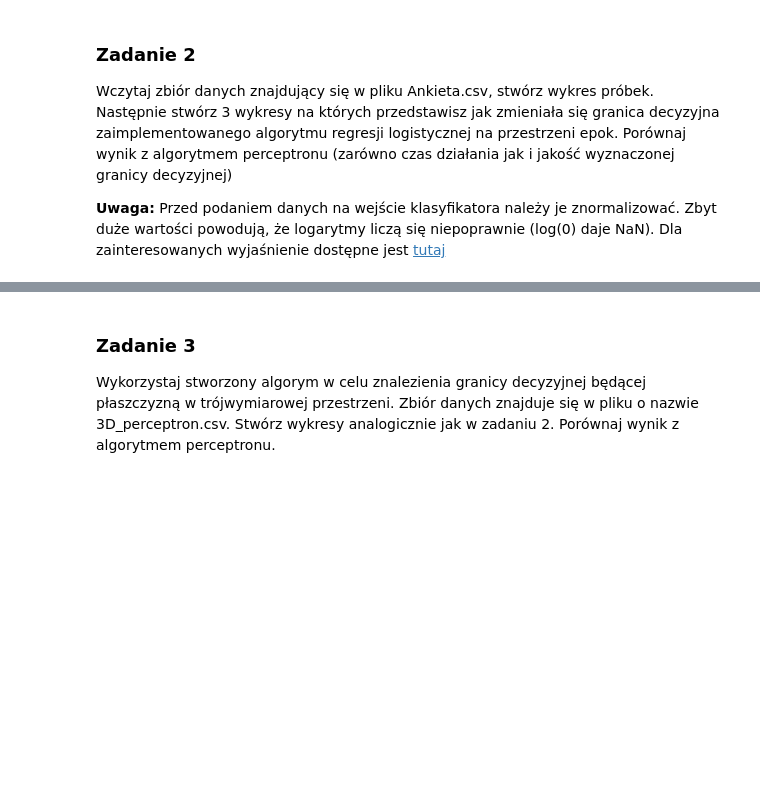
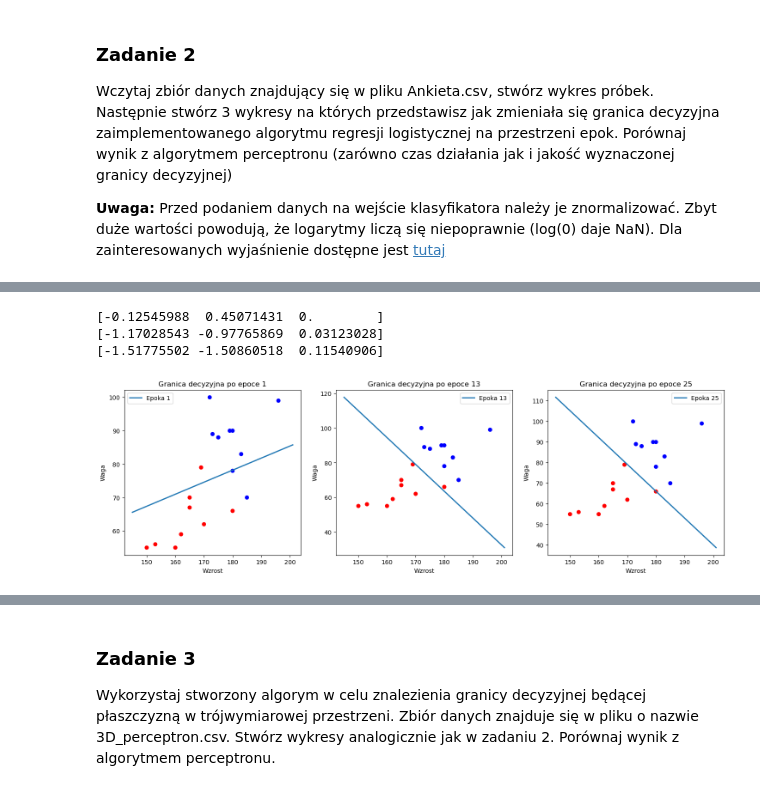
Before and after one commit to kamazur2002/pk_machine_learning, a Jupyter notebook: logistic_regression/160803_Kamila_Zur_Logistic_regression.ipynb, the cells around one changed output, grey strips where cells are left out. Cells and saved outputs as stored; diff of their text form; code cells hidden in the pictures; blank space fills up the shorter version.

```diff
--- a/logistic_regression/160803_Kamila_Zur_Logistic_regression.ipynb
+++ b/logistic_regression/160803_Kamila_Zur_Logistic_regression.ipynb
@@ -110,0 +293,30 @@ Wczytaj zbiór danych znajdujący się w pliku Ankieta.csv, stwórz wykres prób
+# %%
+weights_df = pd.DataFrame(weights_history, columns=['w_wzrost', 'w_waga'])
+bias_df = pd.DataFrame(bias_history, columns=['bias'])
+weights_epochs = pd.concat([weights_df, bias_df], axis=1).values
+
+weights_to_plot = [0, len(weights_epochs)//2, len(weights_epochs)-1]
+x_values = np.linspace(data['Wzrost'].min()-5, data['Wzrost'].max()+5, 100)
+fig, ax = plt.subplots(1, 3, figsize=(18, 5))
+for i in range(3):
+    plt.sca(ax[i])
+    plt.scatter(data['Wzrost'], data['Waga'], c=data['Plec'], cmap='bwr')
+    plt.xlabel('Wzrost')
+    plt.ylabel('Waga')
+    plt.title(f'Granica decyzyjna po epoce {weights_to_plot[i]+1}')
+
+    weights = weights_epochs[weights_to_plot[i]]
+    print(weights)
+    x_norm = (x_values - X.mean(axis=0)[0]) / X.std(axis=0)[0]
+    y_norm = -(weights[0] * x_norm + weights[2]) / weights[1]
+    y_values = y_norm * X.std(axis=0)[1] + X.mean(axis=0)[1]
+
+    plt.plot(x_values, y_values, label=f'Epoka {weights_to_plot[i]+1}', linewidth=2)
+    plt.legend()
+
+plt.show()
+# %% [output]
+[-0.12545988  0.45071431  0.        ]
+[-1.17028543 -0.97765869  0.03123028]
+[-1.51775502 -1.50860518  0.11540906]
+[figure, added]
```
Also changed, not shown: parts of 32 cells of this notebook.
